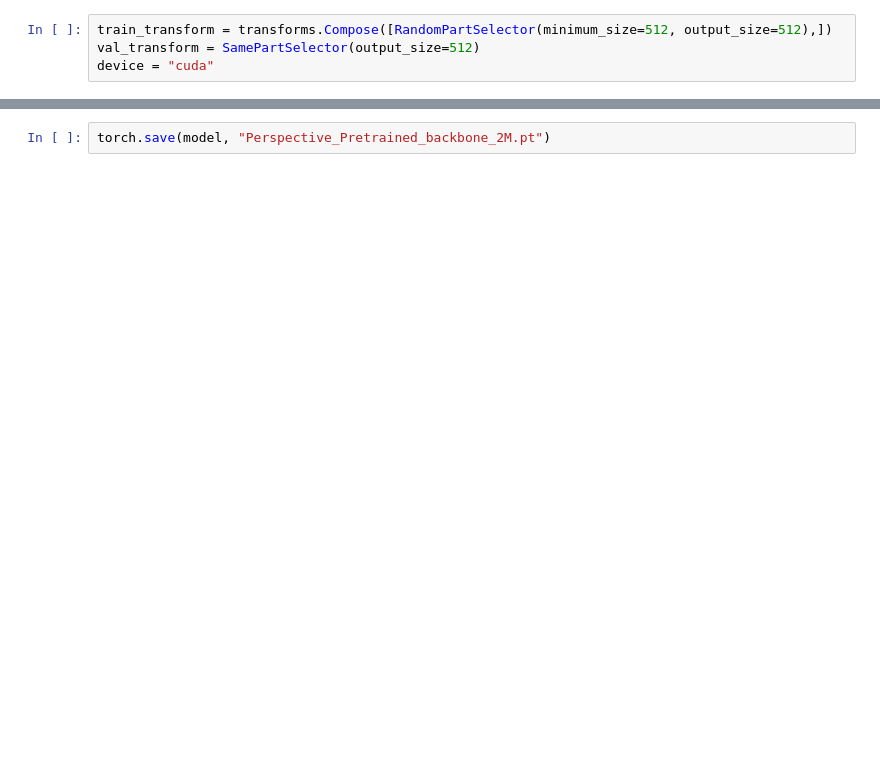
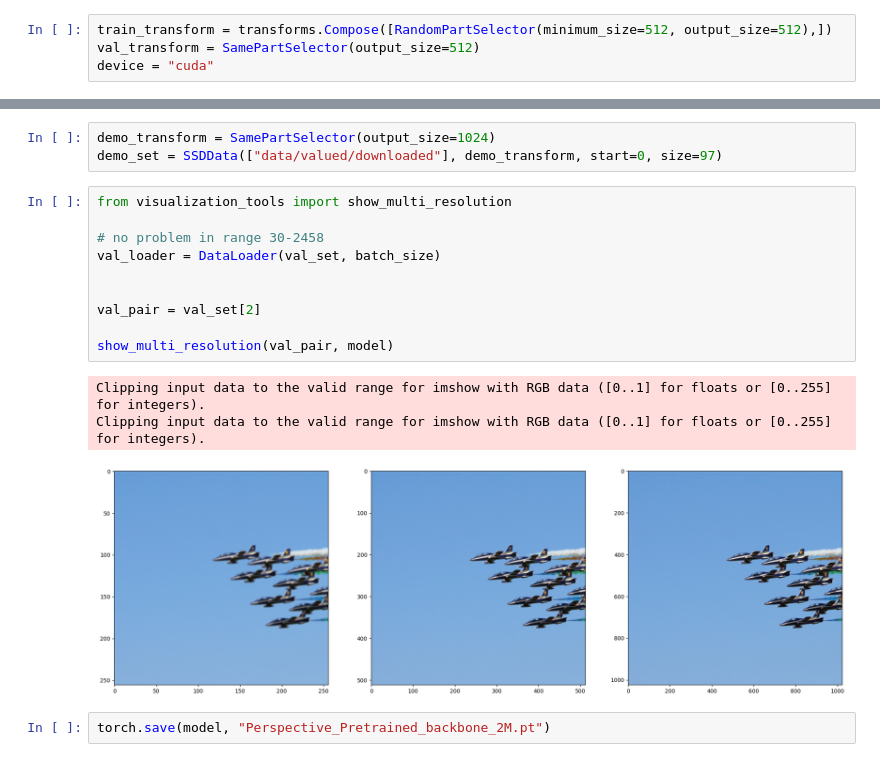
Before and after one commit to DanielPSchenk/DIY-AI-Superresolution, a Jupyter notebook: upscale_resnet.ipynb, the cells around one changed output, grey strips where cells are left out. Cells and saved outputs as stored; diff of their text form; blank space fills up the shorter version.

```diff
--- a/upscale_resnet.ipynb
+++ b/upscale_resnet.ipynb
@@ -104,2 +109,19 @@ Clipping input data to the valid range for imshow with RGB data ([0..1] for floa
+# %%
+demo_transform = SamePartSelector(output_size=1024)
+demo_set = SSDData(["data/valued/downloaded"], demo_transform, start=0, size=97)
+# %%
+from visualization_tools import show_multi_resolution
+
+# no problem in range 30-2458
+val_loader = DataLoader(val_set, batch_size)
+
+
+val_pair = val_set[2]
+
+show_multi_resolution(val_pair, model)
+# %% [output]
+Clipping input data to the valid range for imshow with RGB data ([0..1] for floats or [0..255] for integers).
+Clipping input data to the valid range for imshow with RGB data ([0..1] for floats or [0..255] for integers).
+[figure, added]
 # %%
 torch.save(model, "Perspective_Pretrained_backbone_2M.pt")
```
Also changed, not shown: parts of 7 cells of this notebook, 13 other files.
